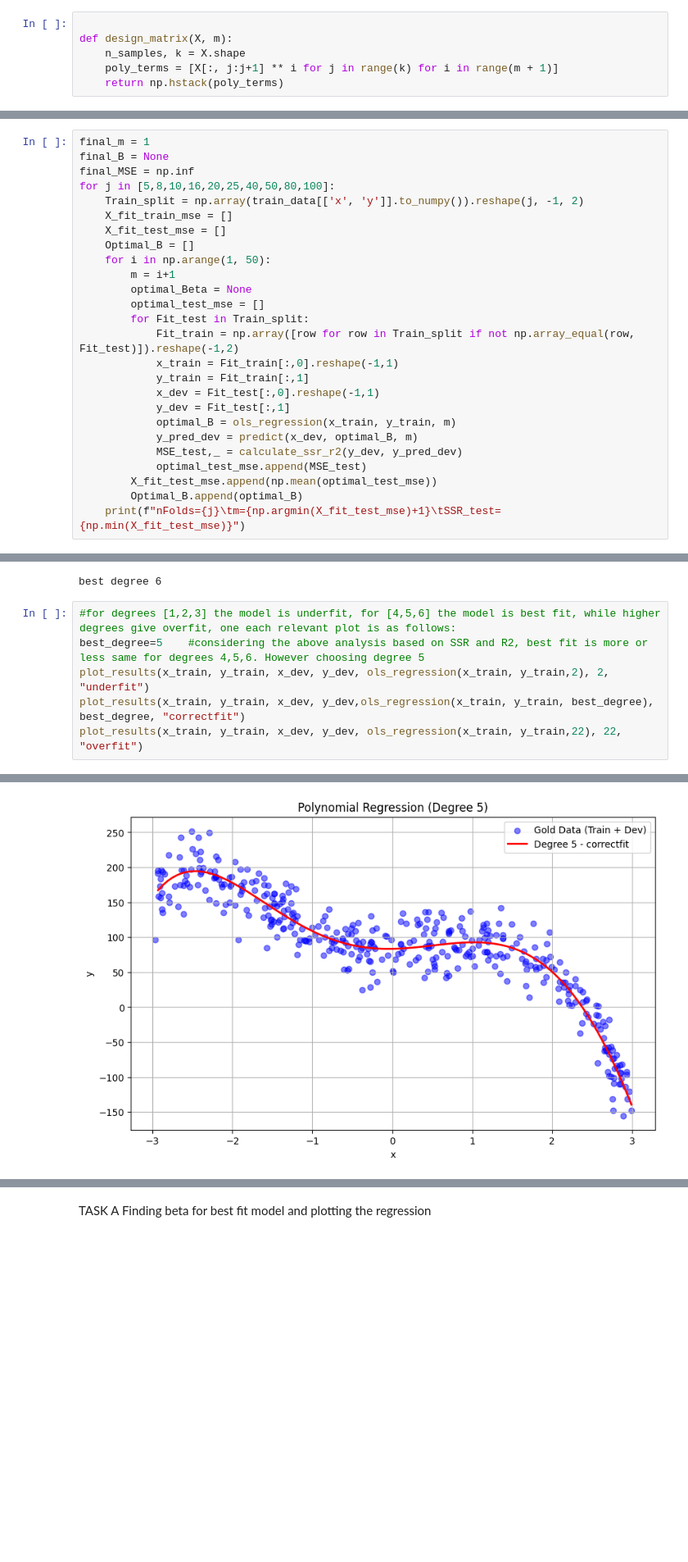
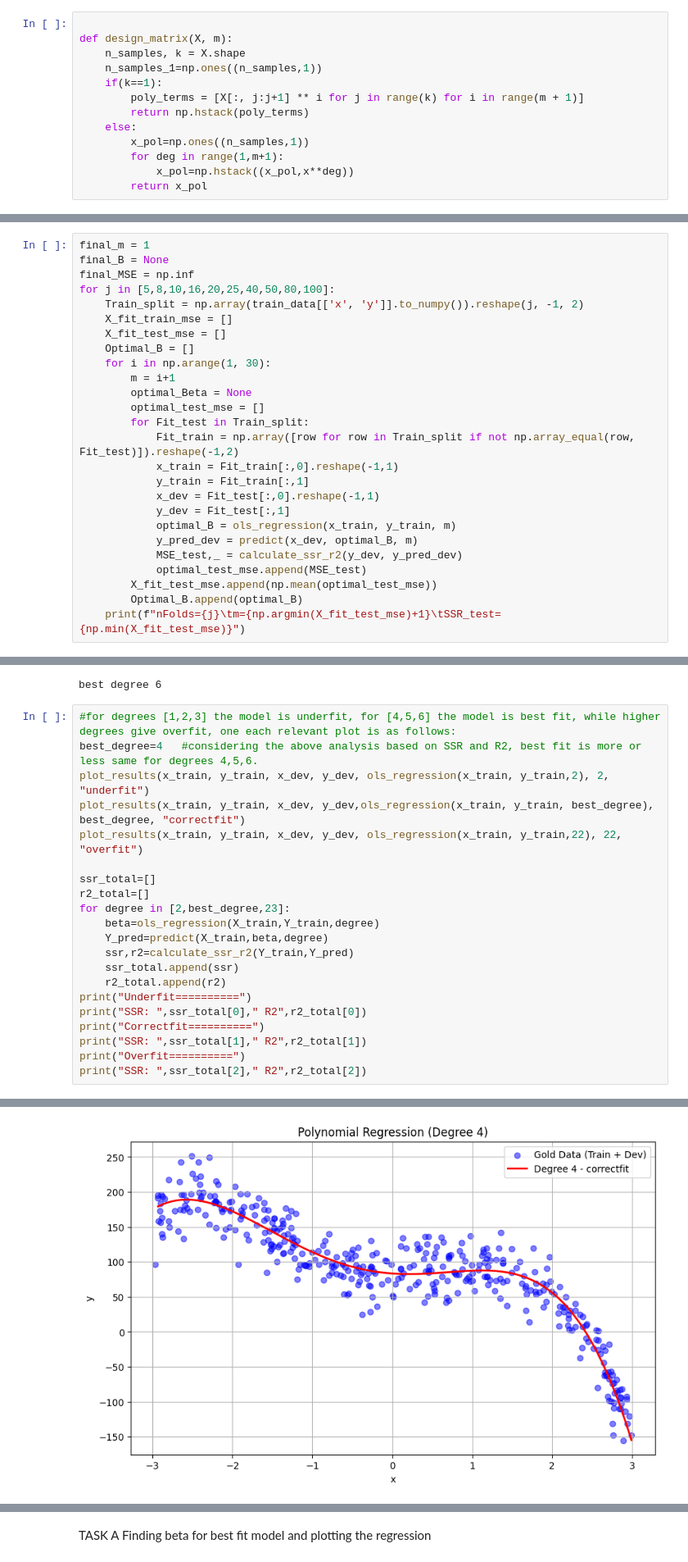
Before and after one commit to MalayKedia/CS215_assignments, a Jupyter notebook: Assignment3/q3/3.ipynb, the cells around one changed output, grey strips where cells are left out. Shown: that part at 82% size. Saved outputs shown, nothing was run; the diff lists cells and outputs as text; blank space fills up the shorter version.

```diff
--- a/Assignment3/q3/3.ipynb
+++ b/Assignment3/q3/3.ipynb
@@ -10,8 +10,15 @@ Polynomial design matrix
 
 def design_matrix(X, m):
     n_samples, k = X.shape
-    poly_terms = [X[:, j:j+1] ** i for j in range(k) for i in range(m + 1)]
-    return np.hstack(poly_terms)
+    n_samples_1=np.ones((n_samples,1))
+    if(k==1):
+        poly_terms = [X[:, j:j+1] ** i for j in range(k) for i in range(m + 1)]
+        return np.hstack(poly_terms)
+    else:
+        x_pol=np.ones((n_samples,1))
+        for deg in range(1,m+1):
+            x_pol=np.hstack((x_pol,x**deg))
+        return x_pol
 # %% [markdown]
 OLS implementation in matrix notation
 # %%
@@ -101,7 +108,7 @@ for j in [5,8,10,16,20,25,40,50,80,100]:
     X_fit_train_mse = []
     X_fit_test_mse = []
     Optimal_B = []
-    for i in np.arange(1, 50):
+    for i in np.arange(1, 30):
         m = i+1
         optimal_Beta = None
         optimal_test_mse = []
@@ -153,13 +160,28 @@ print("best degree", best_degree)
 best degree 6
 # %%
 #for degrees [1,2,3] the model is underfit, for [4,5,6] the model is best fit, while higher degrees give overfit, one each relevant plot is as follows:
-best_degree=5    #considering the above analysis based on SSR and R2, best fit is more or less same for degrees 4,5,6. However choosing degree 5
+best_degree=4   #considering the above analysis based on SSR and R2, best fit is more or less same for degrees 4,5,6.
 plot_results(x_train, y_train, x_dev, y_dev, ols_regression(x_train, y_train,2), 2, "underfit")
 plot_results(x_train, y_train, x_dev, y_dev,ols_regression(x_train, y_train, best_degree), best_degree, "correctfit")
 plot_results(x_train, y_train, x_dev, y_dev, ols_regression(x_train, y_train,22), 22, "overfit")
+
+ssr_total=[]
+r2_total=[]
+for degree in [2,best_degree,23]:
+    beta=ols_regression(X_train,Y_train,degree)
+    Y_pred=predict(X_train,beta,degree)
+    ssr,r2=calculate_ssr_r2(Y_train,Y_pred)
+    ssr_total.append(ssr)
+    r2_total.append(r2)
+print("Underfit==========")
+print("SSR: ",ssr_total[0]," R2",r2_total[0])
+print("Correctfit==========")
+print("SSR: ",ssr_total[1]," R2",r2_total[1])
+print("Overfit==========")
+print("SSR: ",ssr_total[2]," R2",r2_total[2])
 # %% [output]
 [figure]
 <Figure size 640x480 with 0 Axes>
-[figure, old version]
+[figure, new version]
 <Figure size 640x480 with 0 Axes>
 [figure]
```
Also changed, not shown: parts of 2 cells of this notebook, 1 other file.
